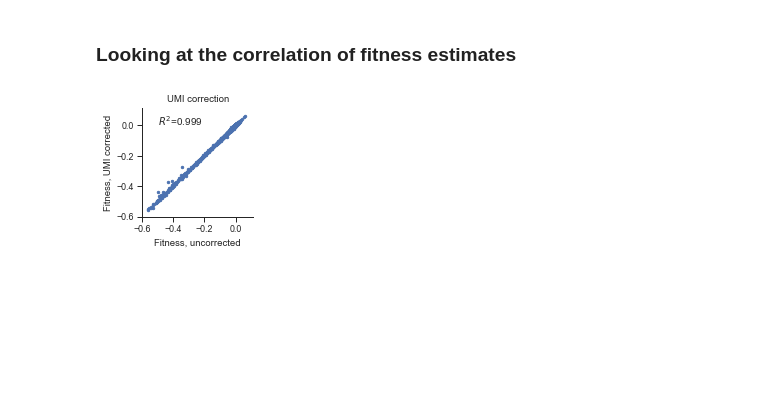
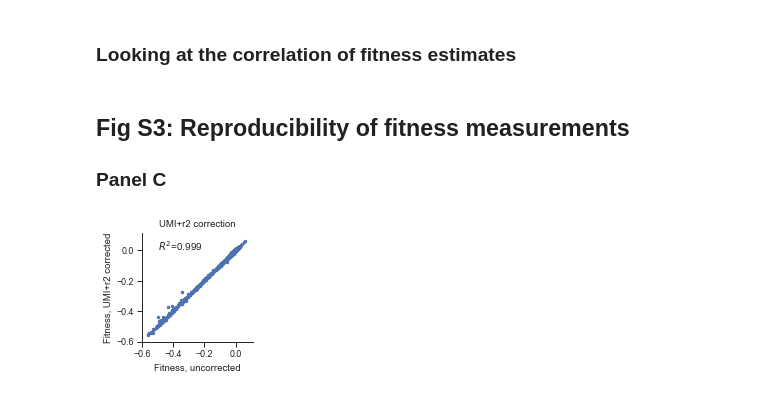
Before and after one commit to baymlab/2022_Limdi-TnSeq-LTEE, a Jupyter notebook: Analysis/Part_3_TnSeq_analysis/UMI_correction.ipynb, the cells around one changed output. Cells and saved outputs as stored; diff of their text form; code cells hidden in the pictures; blank space fills up the shorter version.

```diff
--- a/Analysis/Part_3_TnSeq_analysis/UMI_correction.ipynb
+++ b/Analysis/Part_3_TnSeq_analysis/UMI_correction.ipynb
@@ -248,15 +249,21 @@ sns.set_context('paper')
 # %%
 genes_comp = np.where((np.mean(fitness, axis=1)>-1)&(np.mean(fitness_UMI, axis=1)>-1))
 r2 = stats.pearsonr(np.mean(fitness[genes_comp], axis=1), np.mean(fitness_UMI[genes_comp], axis=1))[0]**2
+# %% [markdown]
+## Fig S3: Reproducibility of fitness measurements
+
+### Panel C
 # %%
 with sns.axes_style('ticks'):
     fig,ax = plt.subplots(1,1, figsize=(2,2))
     ax.plot(np.mean(fitness, axis=1), np.mean(fitness_UMI, axis=1), '.')
-    ax.set(xlabel='Fitness, uncorrected', ylabel='Fitness, UMI corrected', xlim=-0.6, ylim=-0.6,
-          title='UMI correction')
+    ax.set(xlabel='Fitness, uncorrected', ylabel='Fitness, UMI+r2 corrected', xlim=-0.6, ylim=-0.6,
+          title='UMI+r2 correction')
     ax.text(-0.5, 0, f"$R^{2}$={np.round(r2,3)}", fontsize=10)
     sns.despine()
-    fig.savefig(repo +'/Analysis/Plots_for_paper/umi_correction.pdf', format='pdf', bbox_inches='tight')
+#     fig.savefig(repo +'/Analysis/Plots_for_paper/umi_correction.pdf', format='pdf', bbox_inches='tight')
+    fig.savefig(repo +'/Analysis/Plots_for_paper/umi_r2_correction.pdf', format='pdf', bbox_inches='tight')
+
     plt.show()
 # %% [output]
-[figure, old version]
+[figure, new version]
```
Also changed, not shown: parts of 4 cells of this notebook, 4 other files.
